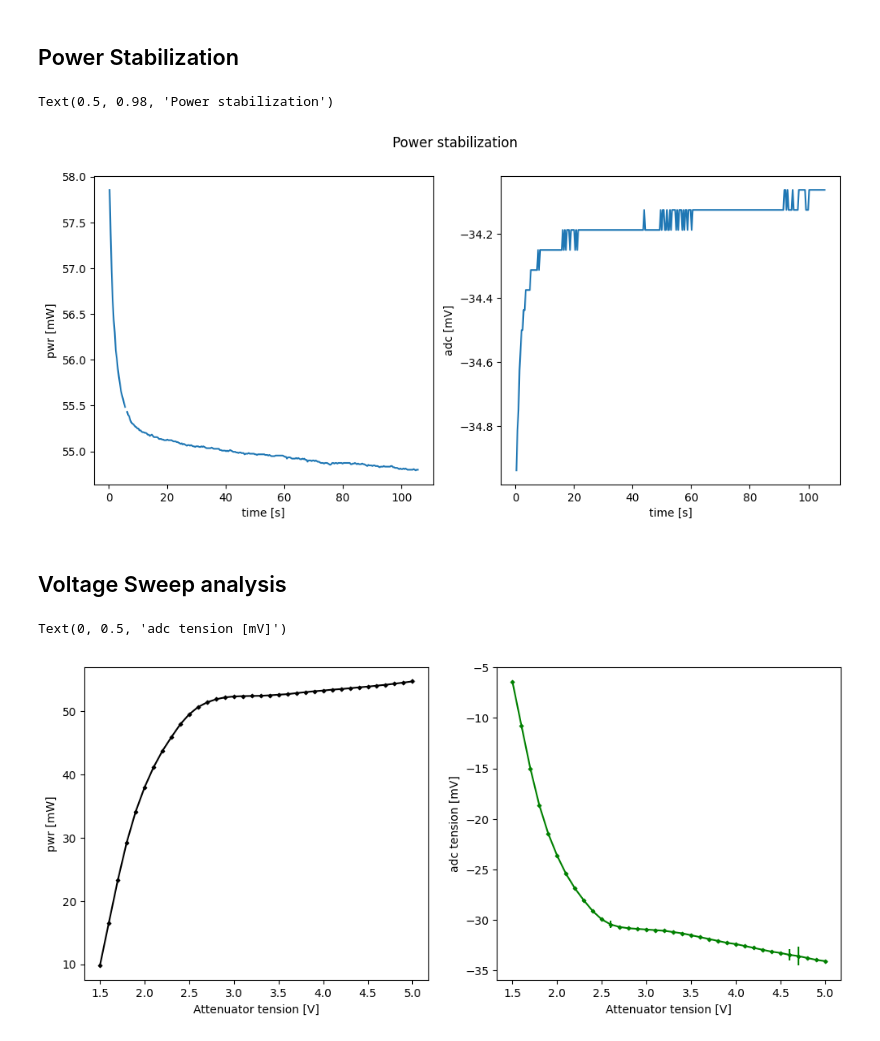
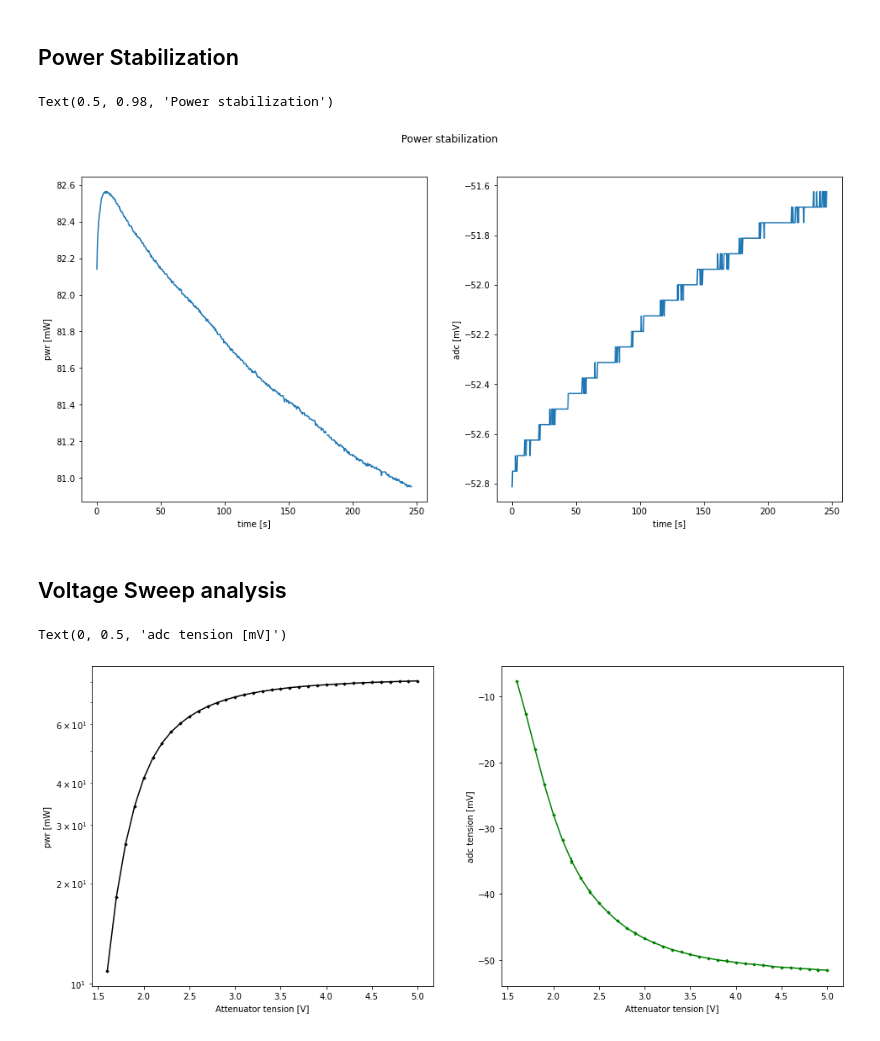
Before and after one commit to POLOCALC/lab_test_scripts, a Jupyter notebook: diode_responsivity/Data_visual.ipynb, the cells around one changed output. Drawn from its saved outputs; the diff is of its cells as text; code cells hidden in the pictures.

```diff
--- a/diode_responsivity/Data_visual.ipynb
+++ b/diode_responsivity/Data_visual.ipynb
@@ -15,20 +13,22 @@ folder_name = "/home/polocalc/Documents/lab_test_scripts/diode_responsivity/2025
+# %%
+folder_name = "C:/Users/Ludovico/Desktop/unimib/PhD/Lab tests/Diode responsivity/HP diode 90 GHz/90GHz/2025_02_26_12_56_43_90.0GHz"
 # %%
 filename_stab = folder_name + "/pwr_stabilization.txt"
 t_stab,pwr_stab,adc_stab = np.loadtxt(filename_stab,skiprows=1,unpack=True)
 # %%
-fig, ax = plt.subplots(ncols=2,nrows=1,figsize=(12,5))
+fig, ax = plt.subplots(ncols=2,nrows=1,figsize=(16,7))
 
 ax[0].plot(t_stab,pwr_stab)
 ax[0].set_xlabel('time [s]')
 ax[0].set_ylabel('pwr [mW]')
 
 ax[1].plot(t_stab,adc_stab)
 ax[1].set_xlabel('time [s]')
 ax[1].set_ylabel('adc [mV]')
 
 fig.suptitle('Power stabilization')
 # %% [output]
 Text(0.5, 0.98, 'Power stabilization')
-[figure, old version]
+[figure, new version]
 # %% [markdown]
 ## Voltage Sweep analysis
@@ -64,10 +125,11 @@ for i in range(len(att_tens)):
 # %%
-fig, ax = plt.subplots(ncols=2,nrows=1,figsize=(12,5))
+fig, ax = plt.subplots(ncols=2,nrows=1,figsize=(16,7))
 
 ax[0].scatter(att_tens,avg_pwr,marker='D',s=5,color='black')
 ax[0].errorbar(att_tens,avg_pwr,yerr=std_pwr,color='black')
 ax[0].set_xlabel('Attenuator tension [V]')
 ax[0].set_ylabel('pwr [mW]')
+ax[0].set_yscale('log')
 
 ax[1].scatter(att_tens,med_adc,color='green',marker='D',s=5)
 ax[1].errorbar(att_tens,med_adc,yerr=delta_adc,color='green')
@@ -75,7 +137,7 @@ ax[1].set_xlabel('Attenuator tension [V]')
 ax[1].set_ylabel('adc tension [mV]')
 # %% [output]
 Text(0, 0.5, 'adc tension [mV]')
-[figure, old version]
+[figure, new version]
 # %%
 # convert the output power in dBm and correct for the directional coupler:
 avg_pwr_dBm = mW_to_dBm(avg_pwr)
```
Also changed, not shown: parts of 5 cells of this notebook.
